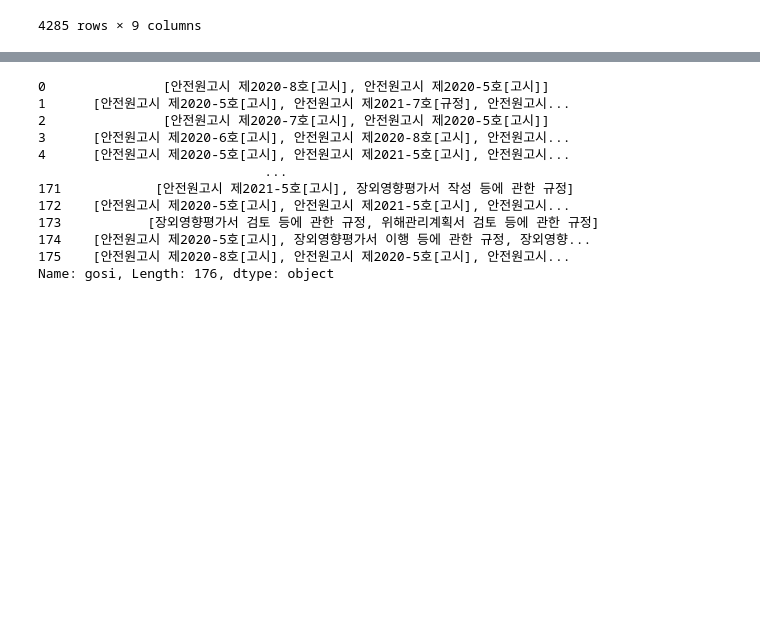
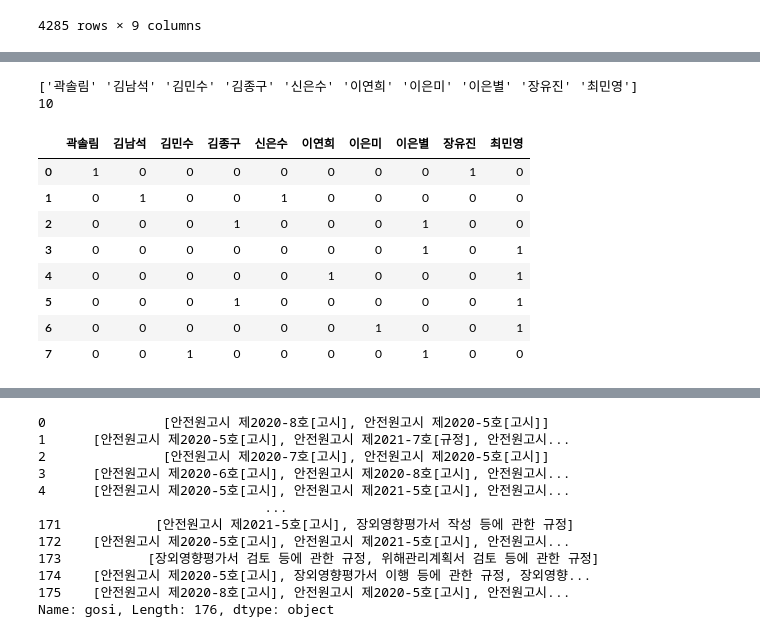
Before and after one commit to rlawns0327/Natural_Language_Analysis_KOR, a Jupyter notebook: VER7.ipynb, the cells around one changed output, grey strips where cells are left out. Cells and saved outputs as stored; diff of their text form; code cells hidden in the pictures; blank space fills up the shorter version.

```diff
--- a/VER7.ipynb
+++ b/VER7.ipynb
@@ -396,0 +432,25 @@ file
+# %%
+from sklearn.preprocessing import MultiLabelBinarizer
+
+mlb_manager = MultiLabelBinarizer()
+mlb_manager.fit(manager_df2['manager'])
+
+print(mlb_manager.classes_) # 등장한 모든 단어
+print(len(mlb_manager.classes_))
+# %% [output]
+['곽솔림' '김남석' '김민수' '김종구' '신은수' '이연희' '이은미' '이은별' '장유진' '최민영']
+10
+# %%
+data_manager = mlb_manager.transform(manager_df2['manager'])
+df_data_manager = pd.DataFrame(data_manager,columns=[mlb_manager.classes_])
+df_data_manager
+# %% [output]
+|  | 곽솔림 | 김남석 | 김민수 | 김종구 | 신은수 | 이연희 | 이은미 | 이은별 | 장유진 | 최민영 |
+| 0 | 1 | 0 | 0 | 0 | 0 | 0 | 0 | 0 | 1 | 0 |
+| 1 | 0 | 1 | 0 | 0 | 1 | 0 | 0 | 0 | 0 | 0 |
+| 2 | 0 | 0 | 0 | 1 | 0 | 0 | 0 | 1 | 0 | 0 |
+| 3 | 0 | 0 | 0 | 0 | 0 | 0 | 0 | 1 | 0 | 1 |
+| 4 | 0 | 0 | 0 | 0 | 0 | 1 | 0 | 0 | 0 | 1 |
+| 5 | 0 | 0 | 0 | 1 | 0 | 0 | 0 | 0 | 0 | 1 |
+| 6 | 0 | 0 | 0 | 0 | 0 | 0 | 1 | 0 | 0 | 1 |
+| 7 | 0 | 0 | 1 | 0 | 0 | 0 | 0 | 1 | 0 | 0 |
```
Also changed, not shown: parts of 7 cells of this notebook, 44 other files.
